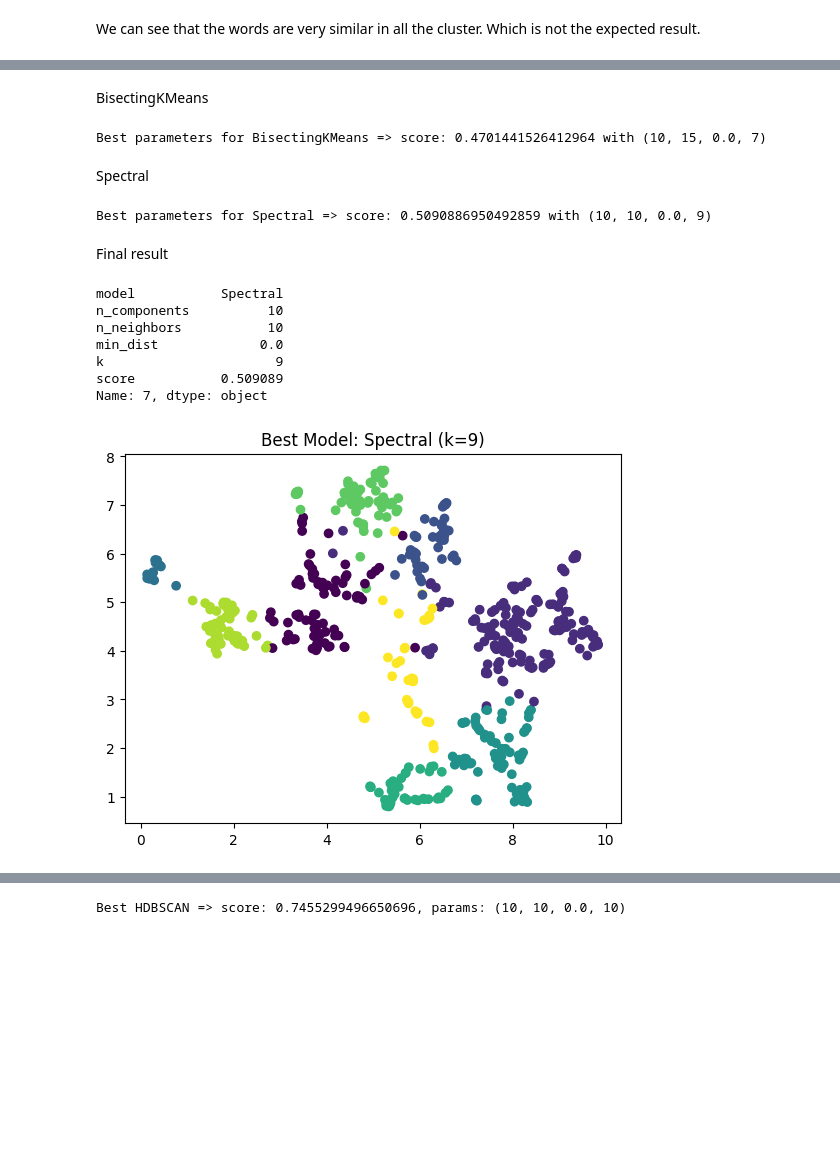
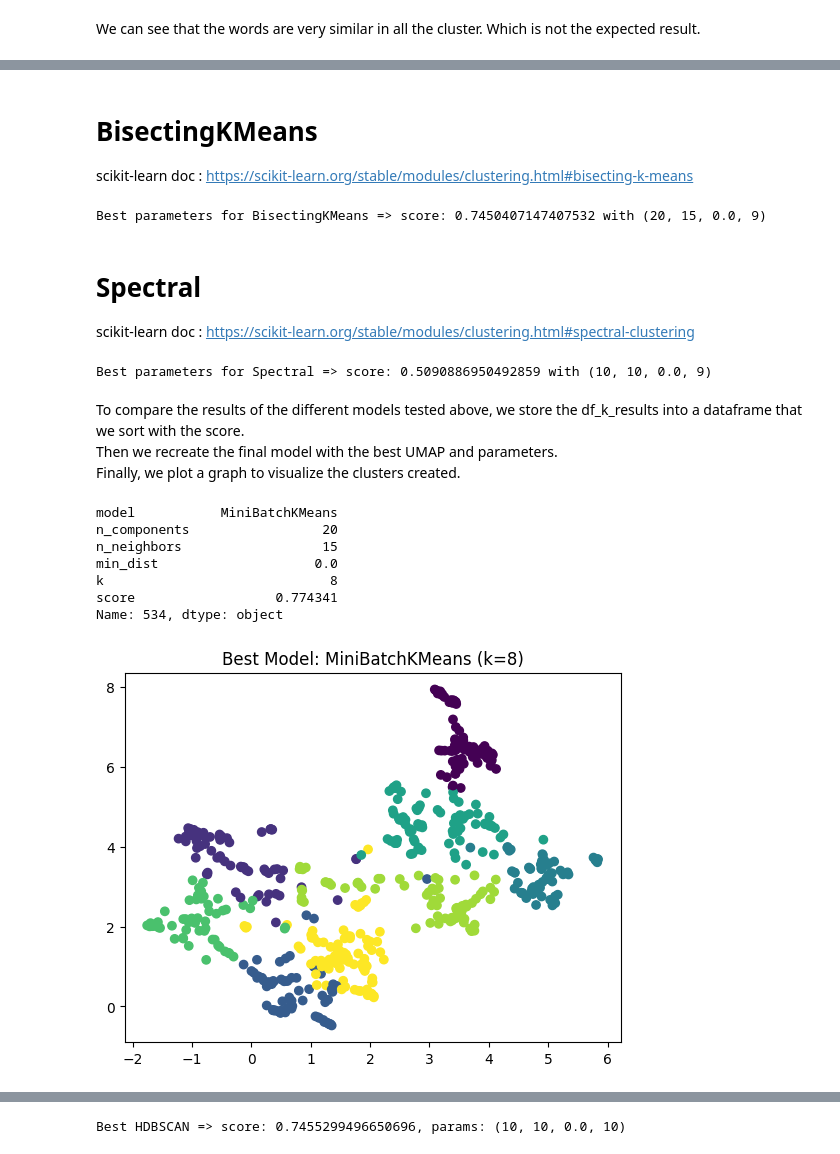
Before and after one commit to Martin-Matin-Muller/DR-CVRIE-EPITECH-machine-learning-, a Jupyter notebook: CVRIE_Unsupervised.ipynb, the cells around one changed output, grey strips where cells are left out. Saved outputs shown, nothing was run; the diff lists cells and outputs as text; code cells hidden in the pictures; blank space fills up the shorter version.

```diff
--- a/CVRIE_Unsupervised.ipynb
+++ b/CVRIE_Unsupervised.ipynb
@@ -340,17 +260,15 @@ Comparative function
 # %%
+k_results = []
+
 def umap_clustering_search(X, model_builder, model_name):
-    import umap
-    from sklearn.metrics import silhouette_score
-
     best_score = -1
     best_params = None
-    results = []
 
     for n_comp in [10, 20, 50]:
         for n_neigh in [10, 15, 30]:
             for min_dist in [0.0, 0.1, 0.3]:
 
-                umap_model = umap.UMAP(
+                umap_model = umap.UMAP( # we recreate the UMAP we different parameters each time
                     n_components=n_comp,
                     n_neighbors=n_neigh,
                     min_dist=min_dist,
@@ -360,14 +278,14 @@ def umap_clustering_search(X, model_builder, model_name):
 
                 X_reduced = umap_model.fit_transform(X)
 
-                for k in range(2, 10):
+                for k in range(2, 10): # like in the first test we try different k since we don't know the number of clusters before
 
                     model = model_builder(k)
 
                     labels = model.fit_predict(X_reduced)
                     score = silhouette_score(X_reduced, labels)
 
-                    results.append({
+                    k_results.append({
                         "model": model_name,
                         "n_components": n_comp,
                         "n_neighbors": n_neigh,
@@ -381,6 +299,5 @@ def umap_clustering_search(X, model_builder, model_name):
                         best_params = (n_comp, n_neigh, min_dist, k)
 
     print(f"Best parameters for {model_name} => score: {best_score} with {best_params}")
-
-    return best_params, best_score, results
+    return best_params, best_score, k_results
 # %% [markdown]
@@ -416,17 +339,21 @@ Best parameters for MiniBatchKMeans => score: 0.4930863380432129 with (10, 10, 0
 # %% [markdown]
-BisectingKMeans
+# BisectingKMeans
+
+scikit-learn doc : https://scikit-learn.org/stable/modules/clustering.html#bisecting-k-means
 # %%
-best_params, best_score, results = umap_clustering_search(
-    X,
+best_params, best_score, k_results = umap_clustering_search(
+    X_reduced,
     lambda k: BisectingKMeans(n_clusters=k, random_state=42),
     "BisectingKMeans"
 )
 # %% [output]
-Best parameters for BisectingKMeans => score: 0.4701441526412964 with (10, 15, 0.0, 7)
+Best parameters for BisectingKMeans => score: 0.7450407147407532 with (20, 15, 0.0, 9)
 # %% [markdown]
-Spectral
+# Spectral
+
+scikit-learn doc : https://scikit-learn.org/stable/modules/clustering.html#spectral-clustering
 # %%
-best_params, best_score, results = umap_clustering_search(
+best_params, best_score, k_results = umap_clustering_search(
     X,
     lambda k: SpectralClustering(n_clusters=k, assign_labels='kmeans'),
     "Spectral"
@@ -434,11 +361,13 @@ best_params, best_score, results = umap_clustering_search(
 # %% [output]
 Best parameters for Spectral => score: 0.5090886950492859 with (10, 10, 0.0, 9)
 # %% [markdown]
-Final result
+To compare the results of the different models tested above, we store the df_k_results into a dataframe that we sort with the score.\
+Then we recreate the final model with the best UMAP and parameters.\
+Finally, we plot a graph to visualize the clusters created.
 # %%
-df_results = pd.DataFrame(results)
+df_k_results = pd.DataFrame(k_results)
 
-best_row = df_results.sort_values("score", ascending=False).iloc[0]
+best_row = df_k_results.sort_values("score", ascending=False).iloc[0]
 print(best_row)
 
 best_model_name = best_row["model"]
@@ -447,8 +376,6 @@ n_comp = int(best_row["n_components"])
 n_neigh = int(best_row["n_neighbors"])
 min_dist = float(best_row["min_dist"])
 
-
-# rebuild UMAP
 umap_best = umap.UMAP(
     n_components=n_comp,
     n_neighbors=n_neigh,
@@ -458,39 +385,39 @@ umap_best = umap.UMAP(
 )
 
 X_best = umap_best.fit_transform(X)
 
 # rebuild model
 model_dict = {
     "KMeans": lambda k: KMeans(n_clusters=k, random_state=42),
     "Agglomerative": lambda k: AgglomerativeClustering(n_clusters=k),
     "MiniBatchKMeans": lambda k: MiniBatchKMeans(n_clusters=k, random_state=42),
     "BisectingKMeans": lambda k: BisectingKMeans(n_clusters=k, random_state=42),
     "Spectral": lambda k: SpectralClustering(n_clusters=k, assign_labels='kmeans')
 }
 
 model = model_dict[best_model_name](best_k)
 labels_best = model.fit_predict(X_best)
 
-umap_2d = umap.UMAP(
+umap_2d = umap.UMAP( # we build a 2D UMAP to vizualise the results in a graph
     n_components=2,
     n_neighbors=n_neigh,
     min_dist=min_dist,
     metric='cosine',
     random_state=42
 )
 
 X_2d = umap_2d.fit_transform(X)
 
 plt.figure()
 plt.scatter(X_2d[:, 0], X_2d[:, 1], c=labels_best)
 plt.title(f"Best Model: {best_model_name} (k={best_k})")
 plt.show()
 # %% [output]
-model           Spectral
-n_components          10
-n_neighbors           10
-min_dist             0.0
-k                      9
-score           0.509089
-Name: 7, dtype: object
+model           MiniBatchKMeans
+n_components                 20
+n_neighbors                  15
+min_dist                    0.0
+k                             8
+score                  0.774341
+Name: 534, dtype: object
-[figure, old version]
+[figure, new version]
```
Also changed, not shown: parts of 27 cells of this notebook, 1 other file.
